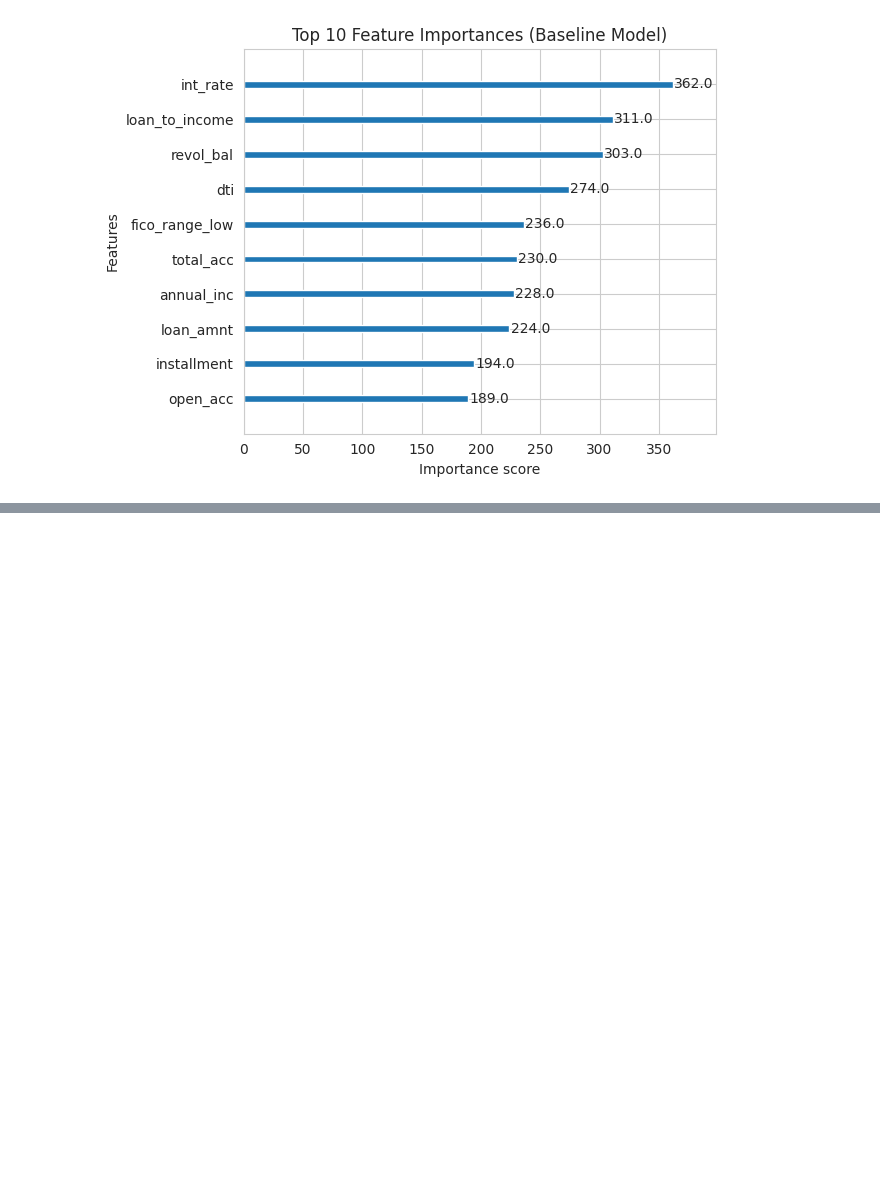
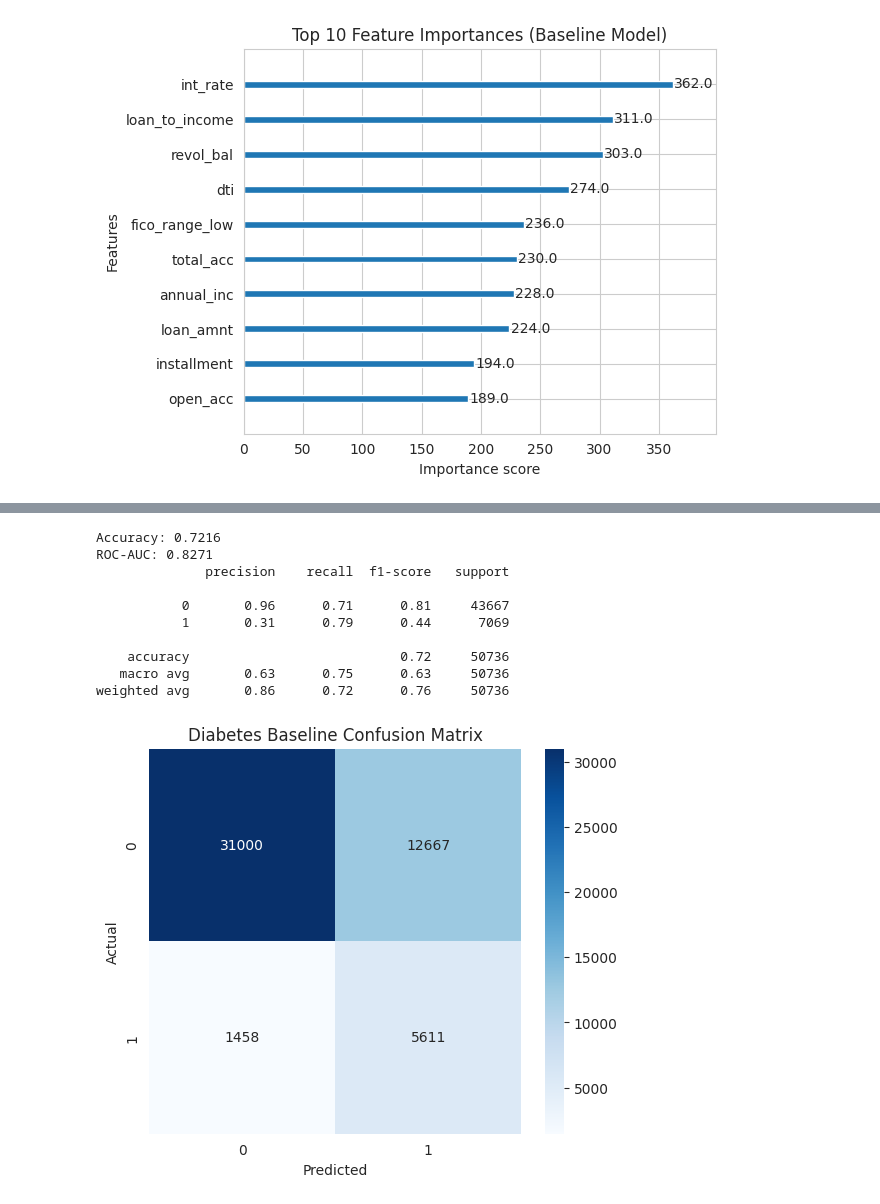
Before and after one commit to zvythrox67/Clinical-fairness-audit, a Jupyter notebook: Rare_Disease_Diagnostic_Support.ipynb, the cells around one changed output, grey strips where cells are left out. Drawn from its saved outputs; the diff is of its cells as text; code cells hidden in the pictures; blank space fills up the shorter version.

```diff
--- a/Rare_Disease_Diagnostic_Support.ipynb
+++ b/Rare_Disease_Diagnostic_Support.ipynb
@@ -284,0 +331,38 @@ plt.show()
+# %%
+# Baseline XGBoost (Diabetes)
+scale_d = (y_d_train == 0).sum() / (y_d_train == 1).sum()
+
+model_d = xgb.XGBClassifier(
+    n_estimators=100, max_depth=5, learning_rate=0.1,
+    scale_pos_weight=scale_d,
+    eval_metric='logloss', random_state=42, n_jobs=-1
+)
+model_d.fit(X_d_train, y_d_train)
+
+y_d_pred = model_d.predict(X_d_test)
+y_d_pred_proba = model_d.predict_proba(X_d_test)[:, 1]
+
+print(f"Accuracy: {accuracy_score(y_d_test, y_d_pred):.4f}")
+print(f"ROC-AUC: {roc_auc_score(y_d_test, y_d_pred_proba):.4f}")
+print(classification_report(y_d_test, y_d_pred))
+
+cm_d = confusion_matrix(y_d_test, y_d_pred)
+plt.figure(figsize=(6, 5))
+sns.heatmap(cm_d, annot=True, fmt='d', cmap='Blues')
+plt.title('Diabetes Baseline Confusion Matrix')
+plt.xlabel('Predicted')
+plt.ylabel('Actual')
+plt.savefig('diabetes_confusion_matrix.png', dpi=300)
+plt.show()
+# %% [output]
+Accuracy: 0.7216
+ROC-AUC: 0.8271
+              precision    recall  f1-score   support
+
+           0       0.96      0.71      0.81     43667
+           1       0.31      0.79      0.44      7069
+
+    accuracy                           0.72     50736
+   macro avg       0.63      0.75      0.63     50736
+weighted avg       0.86      0.72      0.76     50736
+[figure, added]
```
Also changed, not shown: parts of 7 cells of this notebook.
